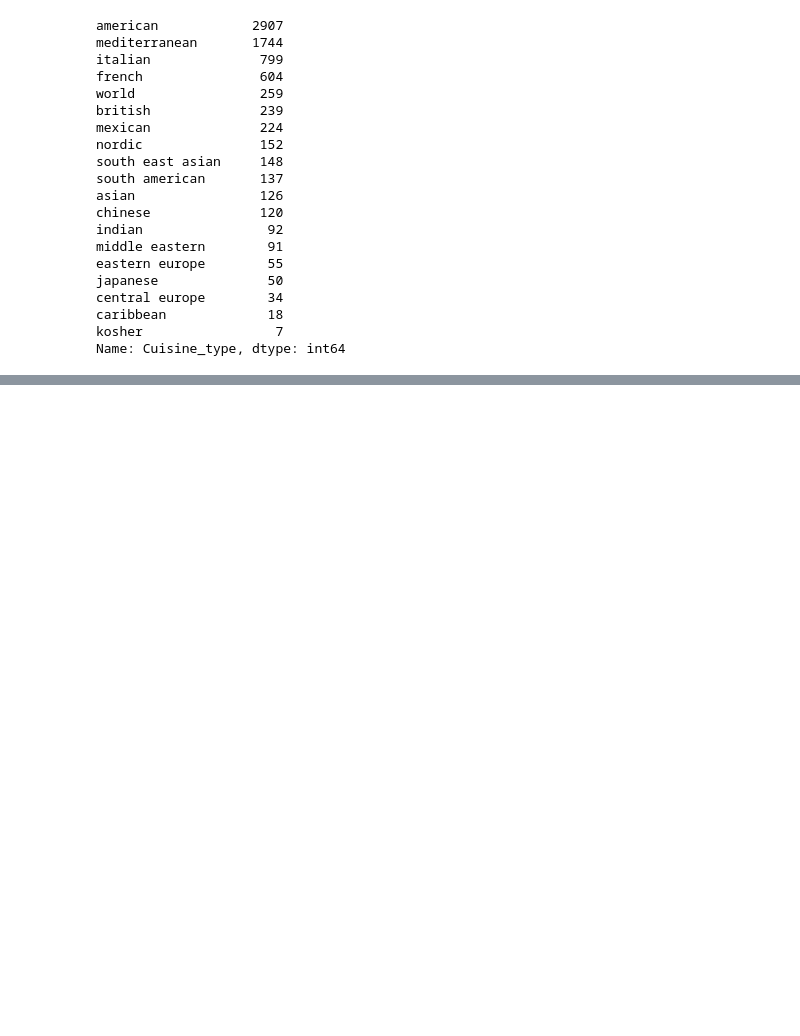
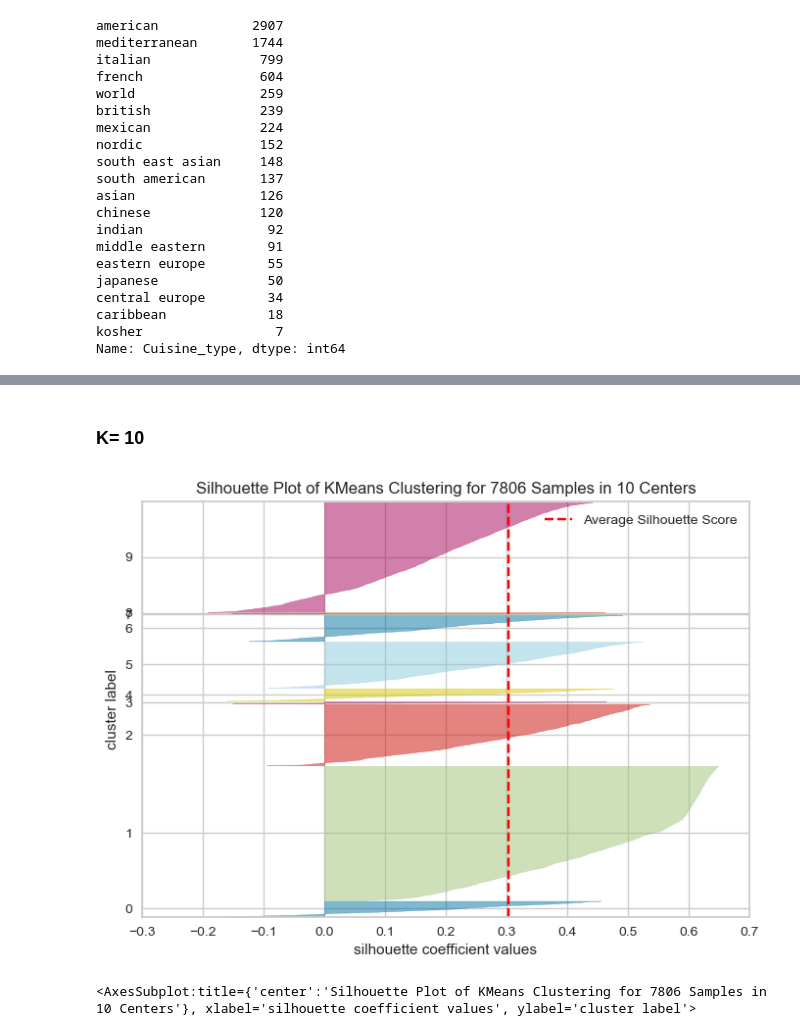
Before and after one commit to IranelGV/Clever_Meal_App, a Jupyter notebook: Final_Project_Week08.ipynb, the cells around one changed output, grey strips where cells are left out. Saved outputs shown, nothing was run; the diff lists cells and outputs as text; code cells hidden in the pictures; blank space fills up the shorter version.

```diff
--- a/Final_Project_Week08.ipynb
+++ b/Final_Project_Week08.ipynb
@@ -65,0 +289,11 @@ NameError: name 'df' is not defined
+# %% [markdown]
+### K= 10
+# %%
+from yellowbrick.cluster import SilhouetteVisualizer
+model = KMeans(10, random_state=42)
+visualizer = SilhouetteVisualizer(model, colors='yellowbrick')
+visualizer.fit(X_scaled_df)        # Fit the data to the visualizer
+visualizer.show()        # Finalize and render the figure
+# %% [output]
+[figure, added]
+<AxesSubplot:title={'center':'Silhouette Plot of KMeans Clustering for 7806 Samples in 10 Centers'}, xlabel='silhouette coefficient values', ylabel='cluster label'>
```
Also changed, not shown: parts of 52 cells of this notebook, 1 other file.
